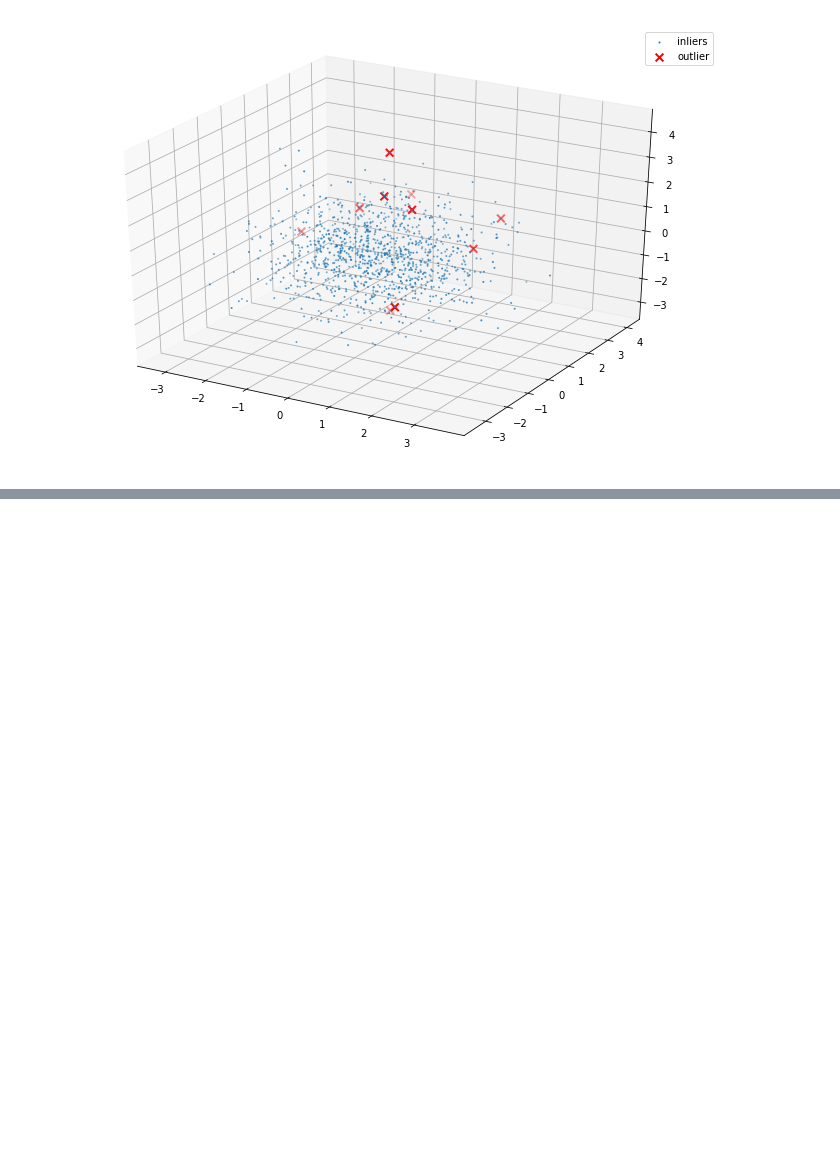
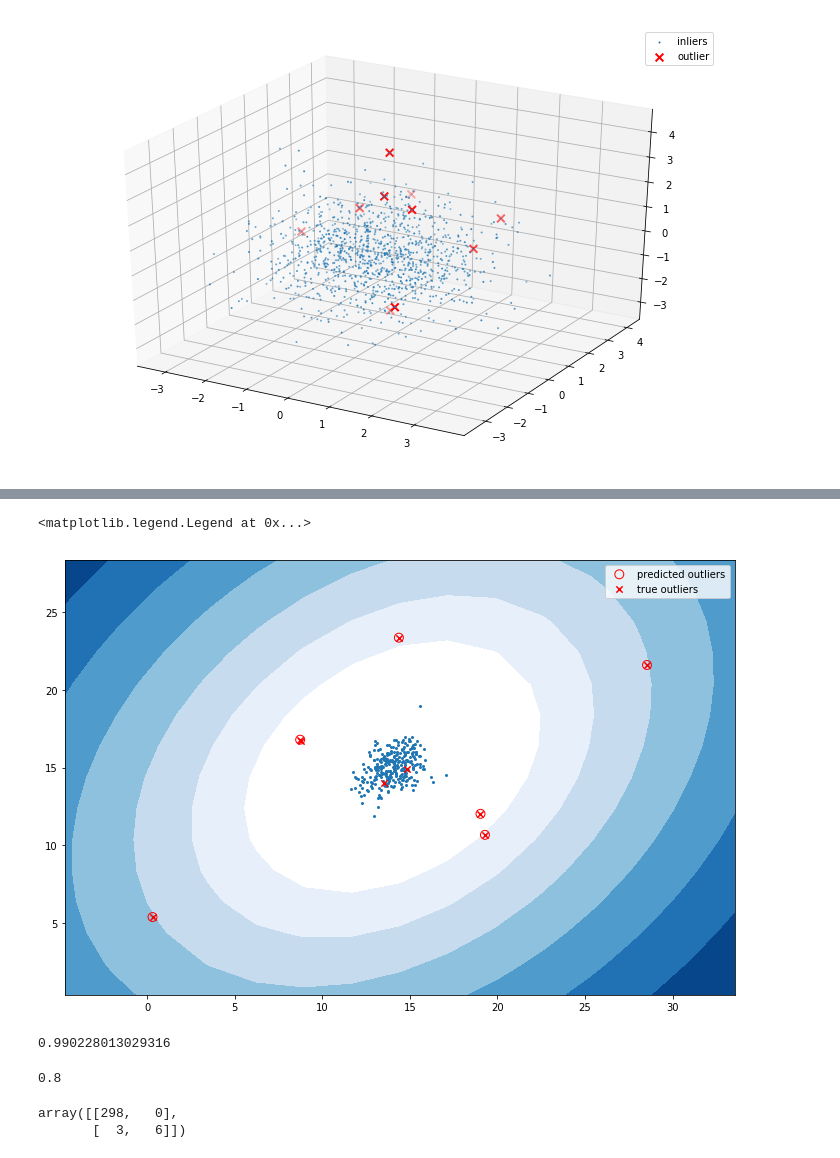
Before and after one commit to msznajder/anomaly_detection_experiments, a Jupyter notebook: 2018_03_06_anomaly_detection_in_scikit_dummy_data.ipynb, the cells around one changed output, grey strips where cells are left out. Cells and saved outputs as stored; diff of their text form; code cells hidden in the pictures; blank space fills up the shorter version.

```diff
--- a/2018_03_06_anomaly_detection_in_scikit_dummy_data.ipynb
+++ b/2018_03_06_anomaly_detection_in_scikit_dummy_data.ipynb
@@ -102,0 +322,5 @@ ax.legend()
+# %%
+y1 = y1.astype(np.int8)
+y1_trans = y1.copy()
+y1_trans[y1_trans==1] = -1
+y1_trans[y1_trans==0] = 1
@@ -102,0 +329,4 @@ ax.legend()
+# %%
+from sklearn.model_selection import StratifiedKFold
+skf = StratifiedKFold(n_splits=3)
+folds = list(skf.split(X1, y1_trans))
@@ -102,0 +335,8 @@ ax.legend()
+# %%
+from sklearn.model_selection import GridSearchCV
+from sklearn.metrics import f1_score, make_scorer
+
+f1sc = make_scorer(f1_score)
+ps = {"contamination": np.linspace(0.0, 0.05, 15)}
+search = GridSearchCV(estimator=elliptic_out, param_grid=ps, scoring=f1sc, cv=folds)
+search.fit(X1, y1_trans)
@@ -102,0 +375,6 @@ ax.legend()
+# %%
+optimal_elliptic = search.best_estimator_
+pred = optimal_elliptic.predict(X1)
+pred[pred==1] = 0
+pred[pred==-1] = 1
+pred
@@ -102,0 +396,30 @@ ax.legend()
+# %%
+# Plot the points.
+fig, ax = plt.subplots(figsize=(12, 8))
+ax.scatter(X1[:, 0], X1[:, 1], s=4)
+
+# Use the densites as the "z" values in a contour plot on the grid
+ax.contourf(x1grid, x2grid, densgrid, cmap=plt.cm.Blues_r, levels=np.linspace(dens.min(), threshold, 7))
+
+# Plot circles around the predicted outliers.
+ax.scatter(X1[pred == 1, 0], X1[pred == 1, 1],
+           facecolor="none", color="red", s=80, label="predicted outliers")
+ax.scatter(X1[y1 == 1, 0], X1[y1 == 1, 1], color="red", marker="x", s=40, label="true outliers")
+ax.legend()
+# %% [output]
+<matplotlib.legend.Legend at 0x...>
+[figure, added]
+# %%
+accuracy_score(y1, pred)
+# %% [output]
+0.990228013029316
+# %%
+f1_score(y1, pred)
+# %% [output]
+0.8
+# %%
+conf_matrix = confusion_matrix(y1, pred)
+conf_matrix
+# %% [output]
+array([[298,   0],
+       [  3,   6]])
```
Also changed, not shown: parts of 60 cells of this notebook, 4 other files.
